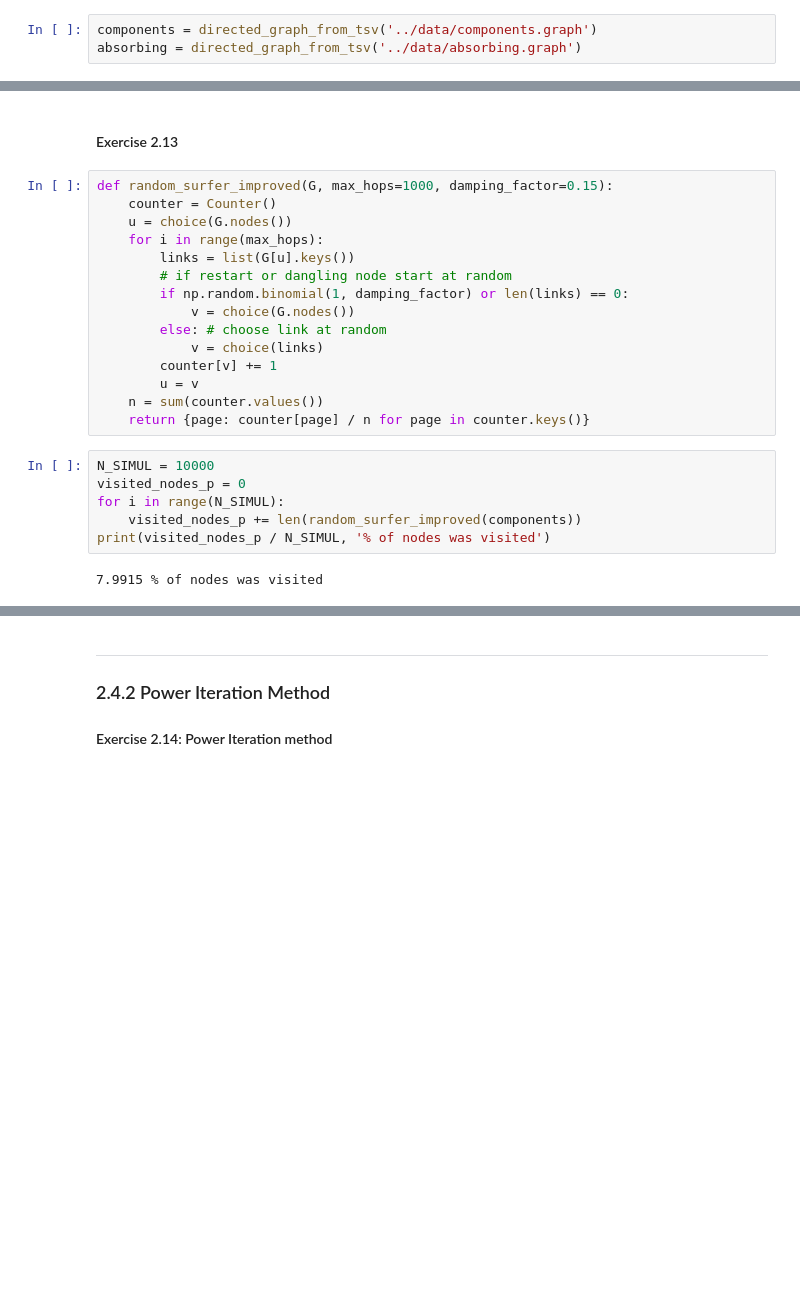
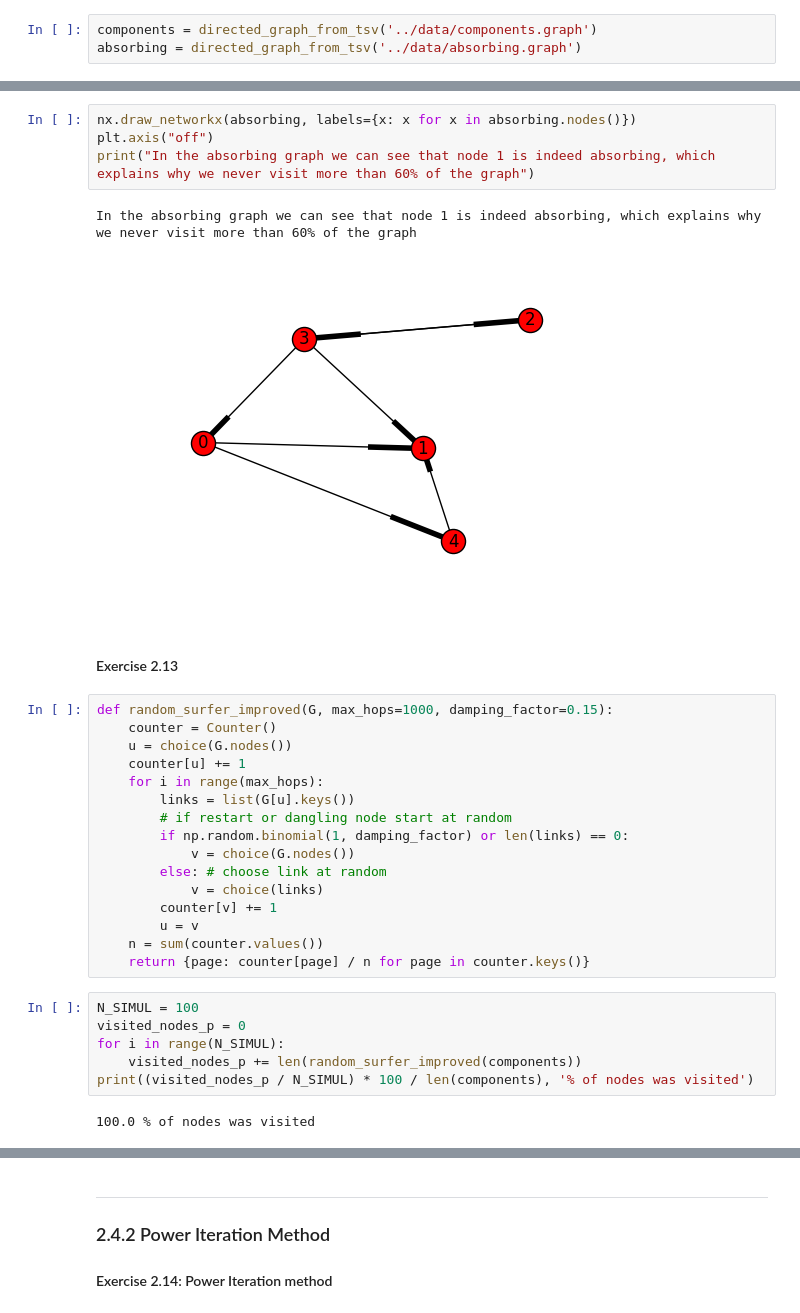
Before and after one commit to jeanbaptistebeau/Internet-Analytics-Notebooks, a Jupyter notebook: lab2/notebooks/ix-lab2-notebook-part4.ipynb, the cells around one changed output, grey strips where cells are left out. Cells and saved outputs as stored; diff of their text form; blank space fills up the shorter version.

```diff
--- a/lab2/notebooks/ix-lab2-notebook-part4.ipynb
+++ b/lab2/notebooks/ix-lab2-notebook-part4.ipynb
@@ -75,9 +83,17 @@ This behavior is probably caused by dangling nodes.
+# %%
+nx.draw_networkx(absorbing, labels={x: x for x in absorbing.nodes()})
+plt.axis("off")
+print("In the absorbing graph we can see that node 1 is indeed absorbing, which explains why we never visit more than 60% of the graph")
+# %% [output]
+In the absorbing graph we can see that node 1 is indeed absorbing, which explains why we never visit more than 60% of the graph
+[figure, added]
 # %% [markdown]
 #### Exercise 2.13
 # %%
 def random_surfer_improved(G, max_hops=1000, damping_factor=0.15):
     counter = Counter()
     u = choice(G.nodes())
+    counter[u] += 1
     for i in range(max_hops):
         links = list(G[u].keys())
         # if restart or dangling node start at random
@@ -90,11 +106,11 @@ def random_surfer_improved(G, max_hops=1000, damping_factor=0.15):
     n = sum(counter.values())
     return {page: counter[page] / n for page in counter.keys()}
 # %%
-N_SIMUL = 10000
+N_SIMUL = 100
 visited_nodes_p = 0
 for i in range(N_SIMUL):
     visited_nodes_p += len(random_surfer_improved(components))
-print(visited_nodes_p / N_SIMUL, '% of nodes was visited')
+print((visited_nodes_p / N_SIMUL) * 100 / len(components), '% of nodes was visited')
 # %% [output]
-7.9915 % of nodes was visited
+100.0 % of nodes was visited
 # %%
```
Also changed, not shown: parts of 14 cells of this notebook.
